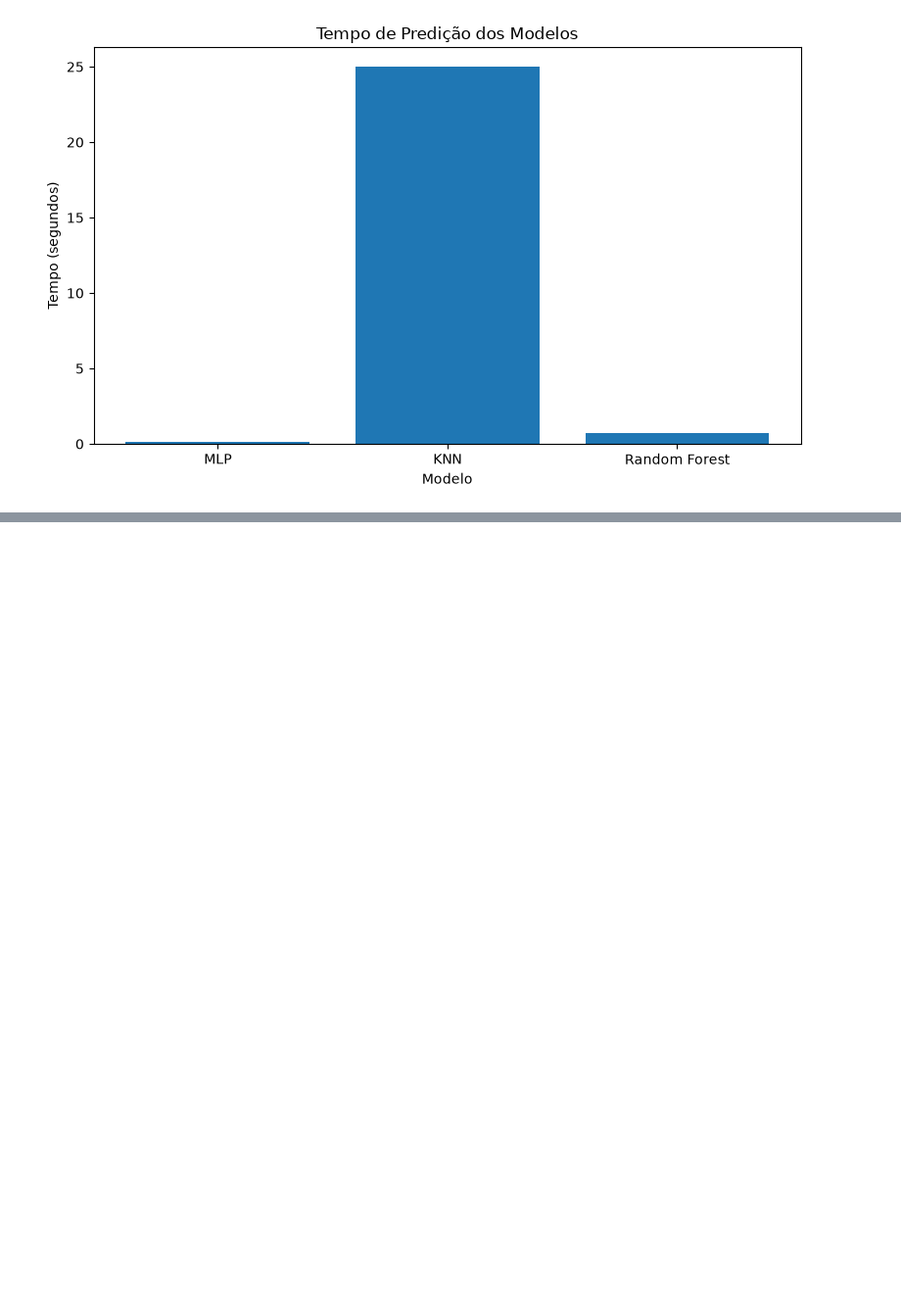
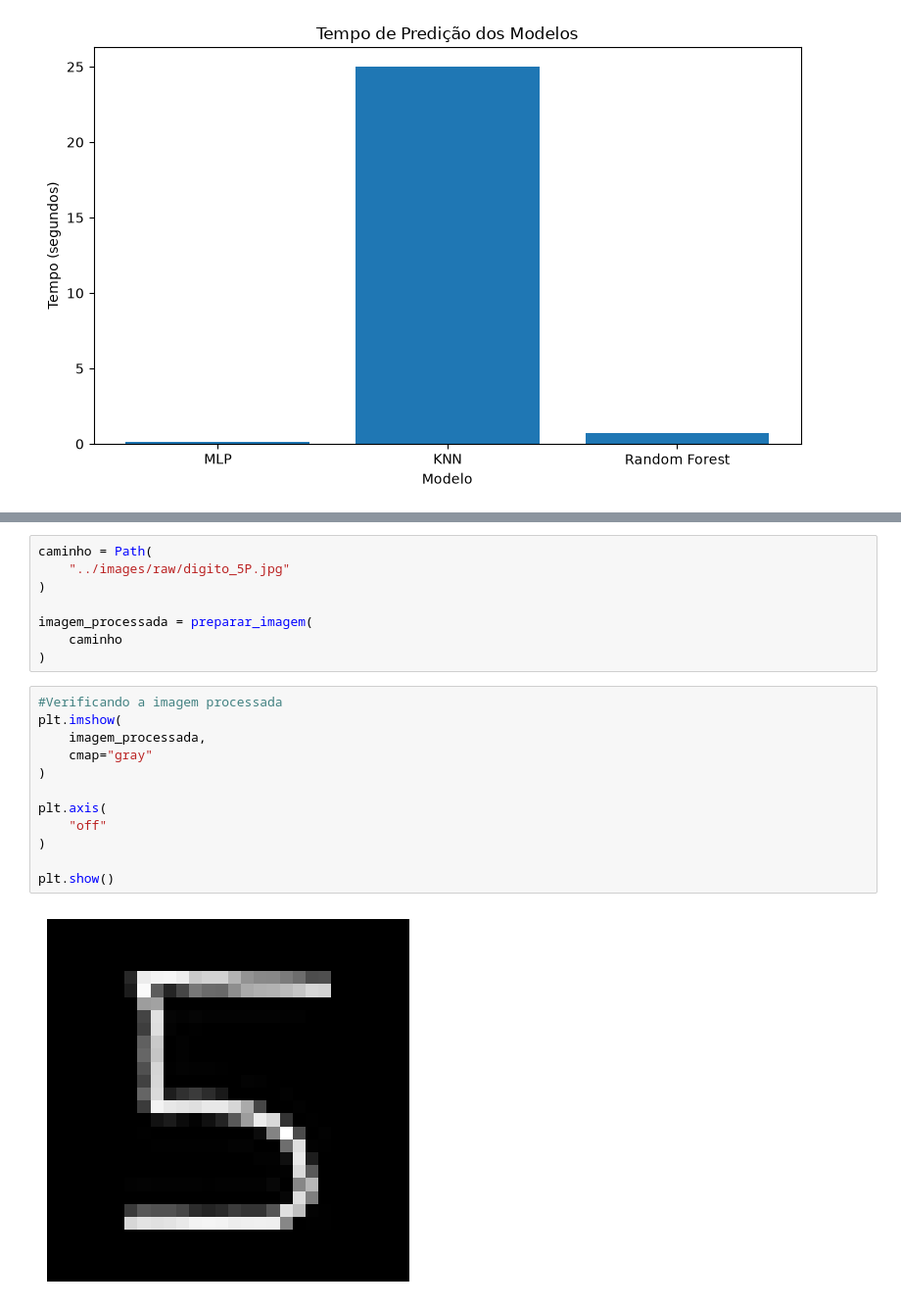
Before and after one commit to MarcioPaiano/SENAI-Miniprojeto-MNIST, a Jupyter notebook: notebook/mnist.ipynb, the cells around one changed output, grey strips where cells are left out. Shown at 98% size. Saved outputs shown, nothing was run; the diff lists cells and outputs as text; blank space fills up the shorter version.

Commit message:
Inplementa testes com imagens proprias

```diff
--- a/notebook/mnist.ipynb
+++ b/notebook/mnist.ipynb
@@ -1679,0 +2146,22 @@ plt.close()
+# %%
+caminho = Path(
+    "../images/raw/digito_5P.jpg"
+)
+
+imagem_processada = preparar_imagem(
+    caminho
+)
+# %%
+#Verificando a imagem processada
+plt.imshow(
+    imagem_processada,
+    cmap="gray"
+)
+
+plt.axis(
+    "off"
+)
+
+plt.show()
+# %% [output]
+[figure, added]
```
Also changed, not shown: parts of 68 cells of this notebook, 27 other files.
